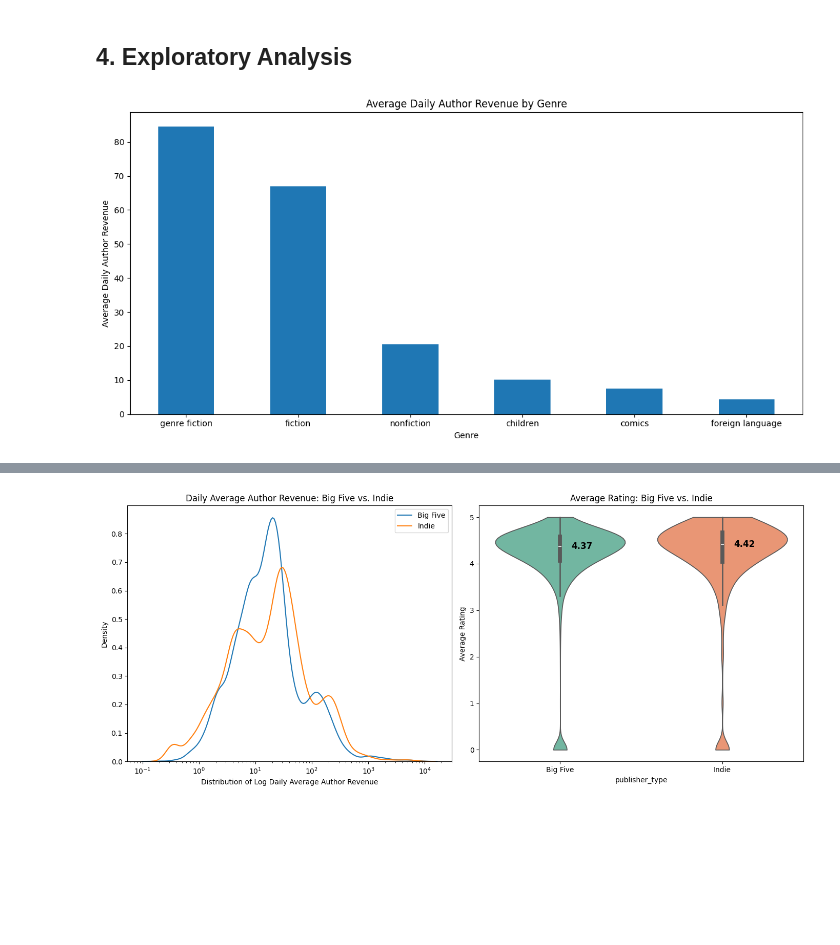
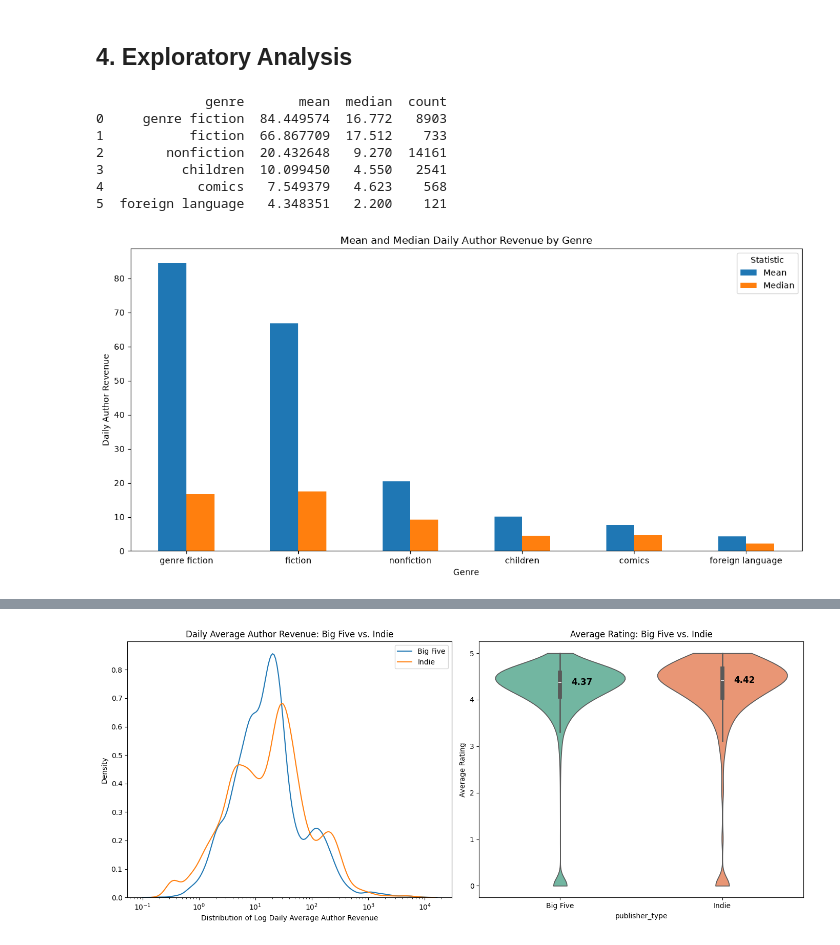
Before and after one commit to Horde92617/amazon-ebook-analysis, a Jupyter notebook: notebooks/analysis.ipynb, the cells around one changed output, grey strips where cells are left out. Saved outputs shown, nothing was run; the diff lists cells and outputs as text; code cells hidden in the pictures; blank space fills up the shorter version.

```diff
--- a/notebooks/analysis.ipynb
+++ b/notebooks/analysis.ipynb
@@ -19,7 +21,7 @@ from scipy import stats
 # %% [markdown]
 ## 2. Load & Inspect Data
 # %%
-df = pd.read_csv('../data/publishers.csv')
+df = pd.read_csv('../data/raw/publishers.csv')
 
 df.head()
 # %% [output]
@@ -78,17 +85,38 @@ df.columns = df.columns.str.strip().str.lower().str.replace('.', '_').str.replac
 # %% [markdown]
 ## 4. Exploratory Analysis
 # %%
-#4.1 Revenue by Genre
+#4.1 Revenue by Genre: Mean and Median
 
-average_revenue_by_genre = df.groupby('genre')['daily_average_author_revenue'].mean().sort_values(ascending=False).reset_index()
+# Aggregating mean and median for daily average author revenue by genre
+genre_stats = (df.groupby('genre')['daily_average_author_revenue']
+                .agg(['mean', 'median', 'count'])
+                .sort_values('mean', ascending=False)
+                .reset_index()
+            )
+
+print(genre_stats)
+
+# Plotting grouped bars
 fig, ax = plt.subplots(figsize=(12, 6))
-average_revenue_by_genre.plot(kind='bar', x='genre', y='daily_average_author_revenue', ax=ax)
-ax.set_title('Average Daily Author Revenue by Genre')
+genre_stats.plot(kind='bar',
+                x='genre',
+                y=['mean', 'median'],
+                ax=ax)
+
+# Labels and Display
+ax.set_title('Mean and Median Daily Author Revenue by Genre')
 ax.set_xlabel('Genre')
-ax.set_ylabel('Average Daily Author Revenue')
-ax.legend().remove()
+ax.set_ylabel('Daily Author Revenue')
+ax.legend(['Mean', 'Median'], title='Statistic')
 plt.xticks(rotation=0)
 plt.tight_layout()
 plt.show()
 # %% [output]
+              genre       mean  median  count
+0     genre fiction  84.449574  16.772   8903
+1           fiction  66.867709  17.512    733
+2        nonfiction  20.432648   9.270  14161
+3          children  10.099450   4.550   2541
+4            comics   7.549379   4.623    568
+5  foreign language   4.348351   2.200    121
-[figure, old version]
+[figure, new version]
```
Also changed, not shown: parts of 4 cells of this notebook, 2 other files.
